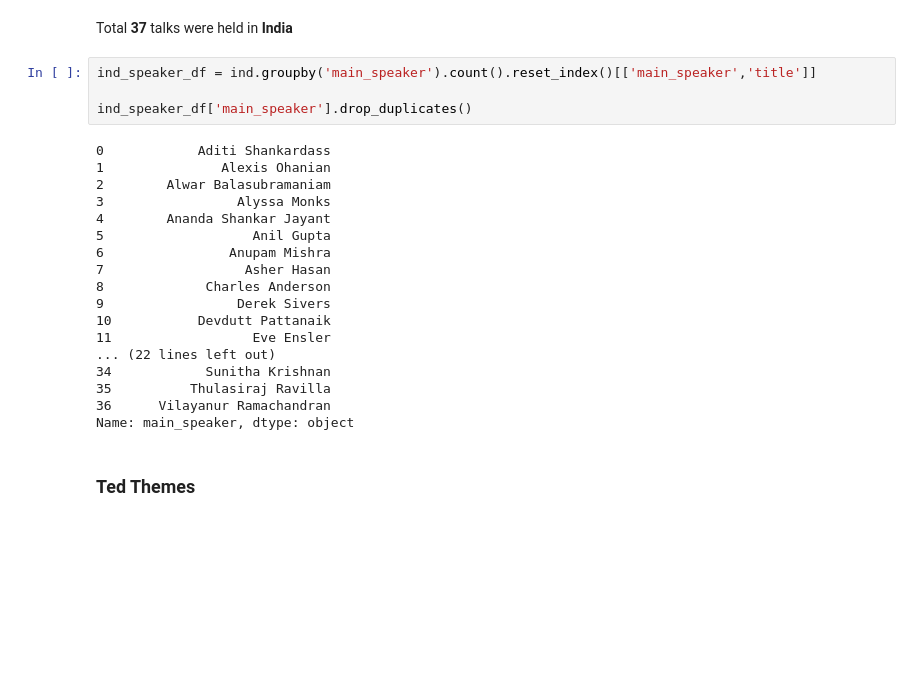
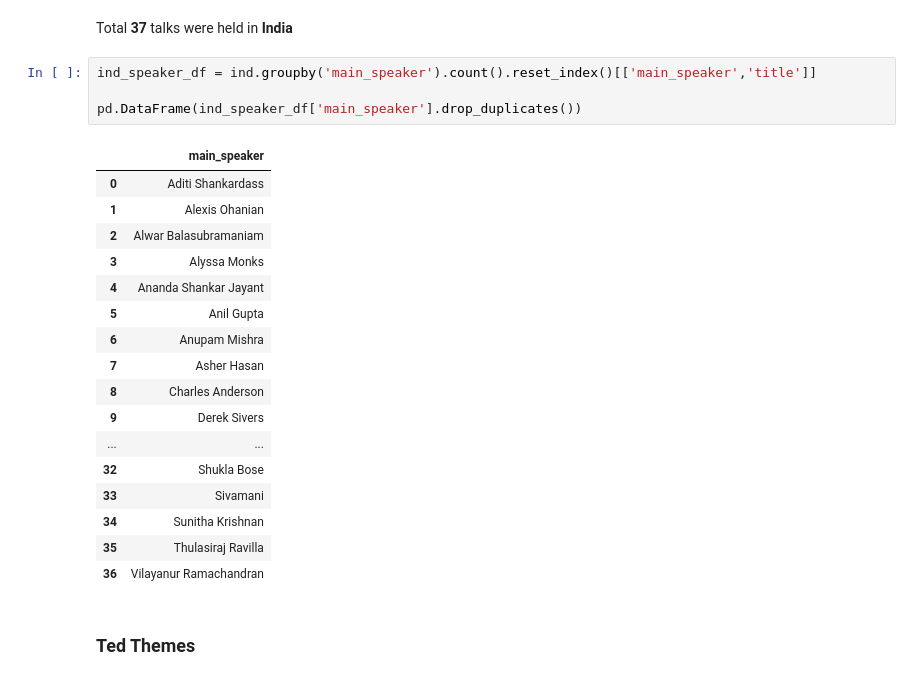
Before and after one commit to shubham1295/Ted-Talks, a Jupyter notebook: Ted Talks.ipynb, the cells around one changed output. Drawn from its saved outputs; the diff is of its cells as text; blank space fills up the shorter version.

```diff
--- a/Ted Talks.ipynb
+++ b/Ted Talks.ipynb
@@ -293,24 +293,24 @@ Total __37__ talks were held in __India__
 # %%
 ind_speaker_df = ind.groupby('main_speaker').count().reset_index()[['main_speaker','title']]
 
-ind_speaker_df['main_speaker'].drop_duplicates()
+pd.DataFrame(ind_speaker_df['main_speaker'].drop_duplicates())
 # %% [output]
-0            Aditi Shankardass
-1               Alexis Ohanian
-2        Alwar Balasubramaniam
-3                 Alyssa Monks
-4        Ananda Shankar Jayant
-5                   Anil Gupta
-6                Anupam Mishra
-7                  Asher Hasan
-8             Charles Anderson
-9                 Derek Sivers
-10           Devdutt Pattanaik
-11                  Eve Ensler
-... (22 lines left out)
-34            Sunitha Krishnan
-35          Thulasiraj Ravilla
-36      Vilayanur Ramachandran
-Name: main_speaker, dtype: object
+|  | main_speaker |
+| 0 | Aditi Shankardass |
+| 1 | Alexis Ohanian |
+| 2 | Alwar Balasubramaniam |
+| 3 | Alyssa Monks |
+| 4 | Ananda Shankar Jayant |
+| 5 | Anil Gupta |
+| 6 | Anupam Mishra |
+| 7 | Asher Hasan |
+| 8 | Charles Anderson |
+| 9 | Derek Sivers |
+| ... | ... |
+| 32 | Shukla Bose |
+| 33 | Sivamani |
+| 34 | Sunitha Krishnan |
+| 35 | Thulasiraj Ravilla |
+| 36 | Vilayanur Ramachandran |
 # %% [markdown]
 ### Ted Themes
```
Also changed, not shown: parts of 13 cells of this notebook.
